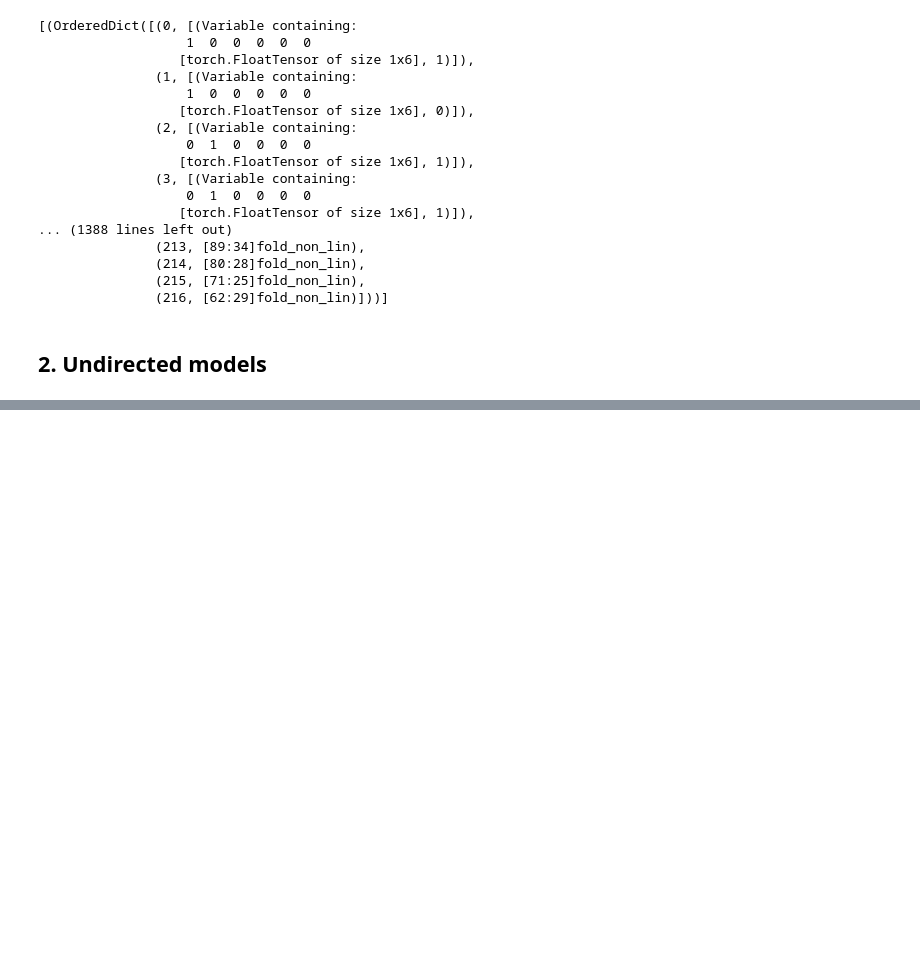
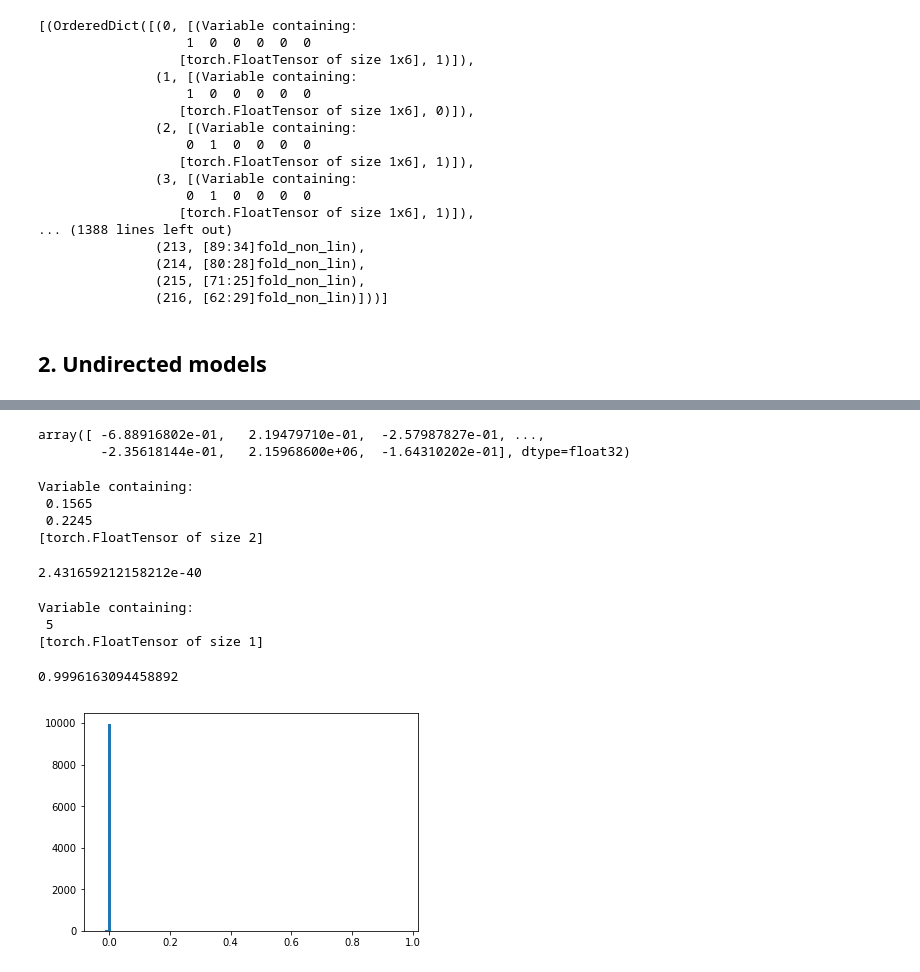
Before and after one commit to kretovmk/mpnn, a Jupyter notebook: nb.ipynb, the cells around one changed output, grey strips where cells are left out. Drawn from its saved outputs; the diff is of its cells as text; code cells hidden in the pictures; blank space fills up the shorter version.

```diff
--- a/nb.ipynb
+++ b/nb.ipynb
@@ -142,0 +242,38 @@ for p in mpnn.params:
+# %%
+t.data[1].numpy()
+# %% [output]
+array([ -6.88916802e-01,   2.19479710e-01,  -2.57987827e-01, ...,
+        -2.35618144e-01,   2.15968600e+06,  -1.64310202e-01], dtype=float32)
+# %%
+overlap_1
+# %% [output]
+Variable containing:
+ 0.1565
+ 0.2245
+[torch.FloatTensor of size 2]
+# %%
+total_norm
+# %% [output]
+2.431659212158212e-40
+# %%
+x = Variable(torch.Tensor([1]), requires_grad=True)
+y = Variable(torch.Tensor([2]), requires_grad=False)
+z = x * y
+
+w =  z * 5
+z.register_hook(lambda grad: print(grad.norm()))
+w.backward()
+#print(w.grad)
+# %% [output]
+Variable containing:
+ 5
+[torch.FloatTensor of size 1]
+# %%
+(1e-5)**(1/30000)
+# %% [output]
+0.9996163094458892
+# %%
+plt.hist(t.grad[0].data.numpy(), 100)
+plt.show()
+# %% [output]
+[figure, added]
```
Also changed, not shown: parts of 19 cells of this notebook, 1 other file.
